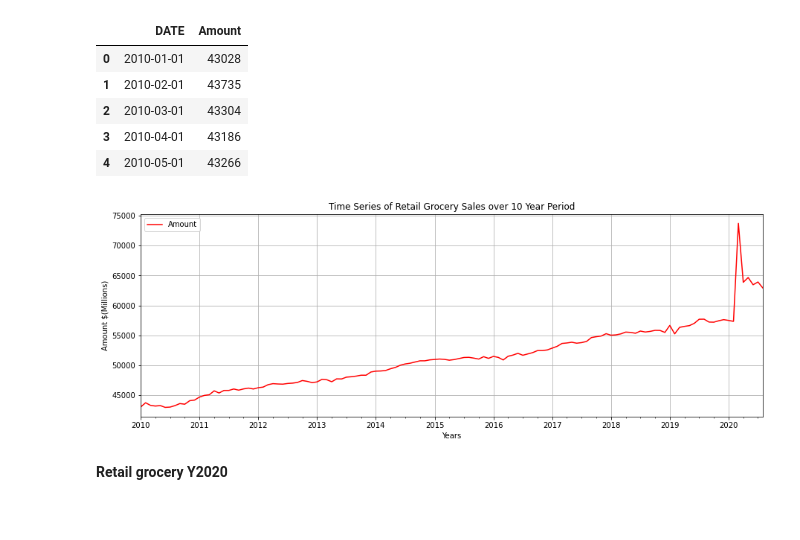
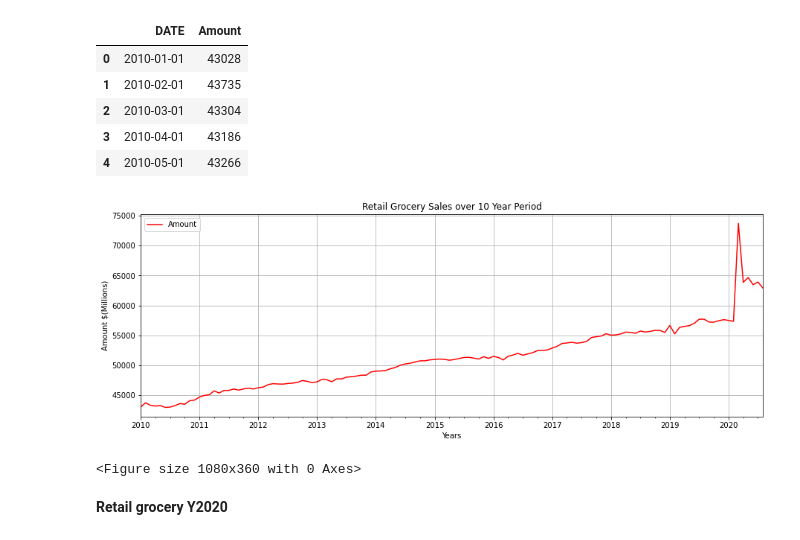
Before and after one commit to LenSin3/Conservatory-cvd19-retail, a Jupyter notebook: covid-retail.ipynb, the cells around one changed output. Drawn from its saved outputs; the diff is of its cells as text; code cells hidden in the pictures.

Commit message:
saved images of plots

```diff
--- a/covid-retail.ipynb
+++ b/covid-retail.ipynb
@@ -464,13 +478,15 @@ retail_grocery_sept.head()
 # %%
 plt.rcParams['figure.figsize'] = [15, 5]
 retail_grocery_sept.plot(x='DATE', y='Amount', color='r')
 plt.xlabel('Years')
 plt.ylabel('Amount $(Millions)')
-plt.title('Time Series of Retail Grocery Sales over 10 Year Period')
+plt.title('Retail Grocery Sales over 10 Year Period')
 plt.grid()
 plt.show()
+plt.savefig('retail_grocery_line.png')
 # %% [output]
-[figure, old version]
+[figure, new version]
+<Figure size 1080x360 with 0 Axes>
 # %% [markdown]
 **Retail grocery Y2020**
 # %%
```
Also changed, not shown: parts of 12 cells of this notebook, 14 other files.
